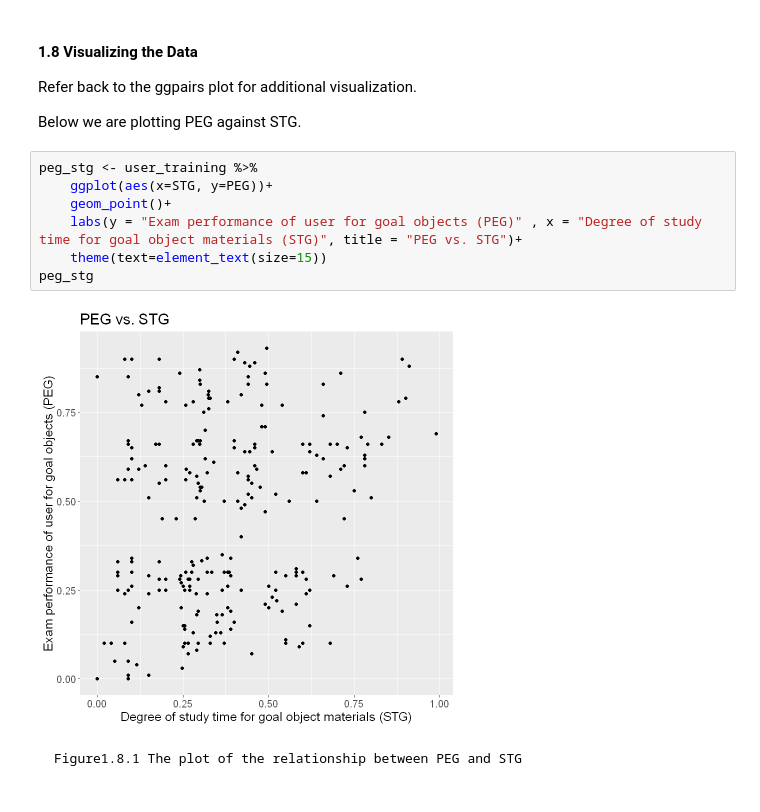
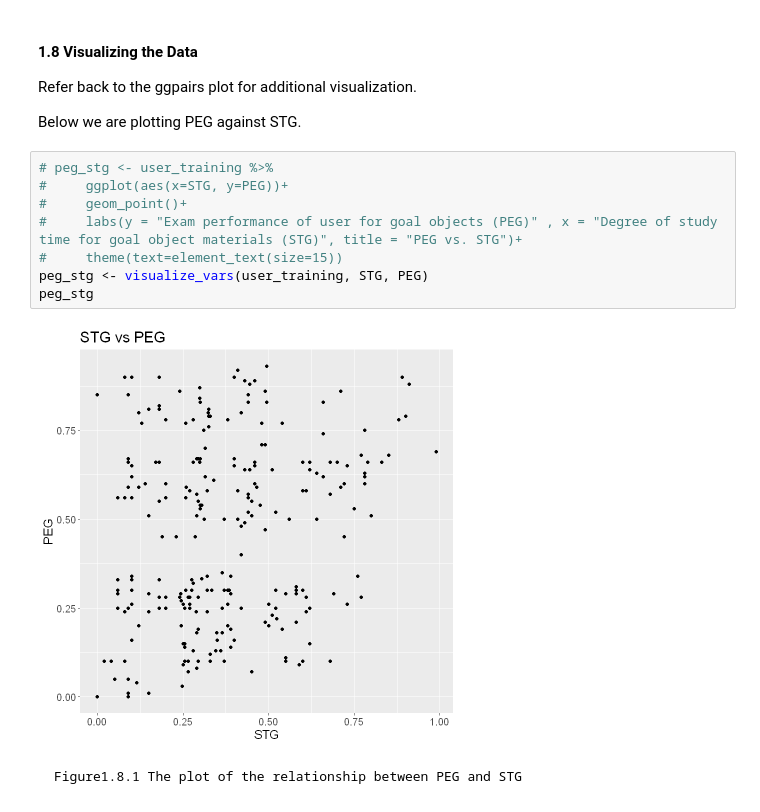
Before and after one commit to DSCI-310/DSCI-310-Group-8, a Jupyter notebook: analysis/student_performance_analysis.ipynb, the cells around one changed output. Cells and saved outputs as stored; diff of their text form.

```diff
--- a/analysis/student_performance_analysis.ipynb
+++ b/analysis/student_performance_analysis.ipynb
@@ -287,14 +331,15 @@ Refer back to the ggpairs plot for additional visualization.
 
 Below we are plotting PEG against STG.
 # %%
-peg_stg <- user_training %>%
-    ggplot(aes(x=STG, y=PEG))+
-    geom_point()+
-    labs(y = "Exam performance of user for goal objects (PEG)" , x = "Degree of study time for goal object materials (STG)", title = "PEG vs. STG")+
-    theme(text=element_text(size=15))
+# peg_stg <- user_training %>%
+#     ggplot(aes(x=STG, y=PEG))+
+#     geom_point()+
+#     labs(y = "Exam performance of user for goal objects (PEG)" , x = "Degree of study time for goal object materials (STG)", title = "PEG vs. STG")+
+#     theme(text=element_text(size=15))
+peg_stg <- visualize_vars(user_training, STG, PEG)
 peg_stg
 # %% [output]
-[figure, old version]
+[figure, new version]
 # %% [markdown]
     Figure1.8.1 The plot of the relationship between PEG and STG
 # %% [markdown]
```
Also changed, not shown: parts of 4 cells of this notebook, 17 other files.
